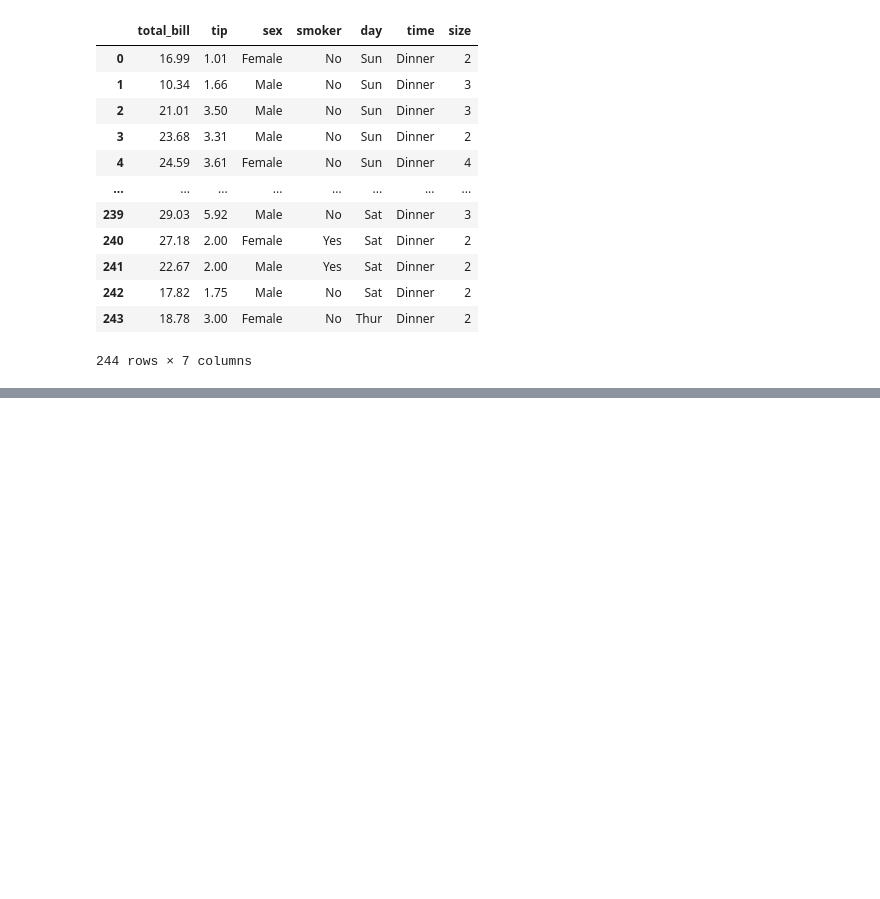
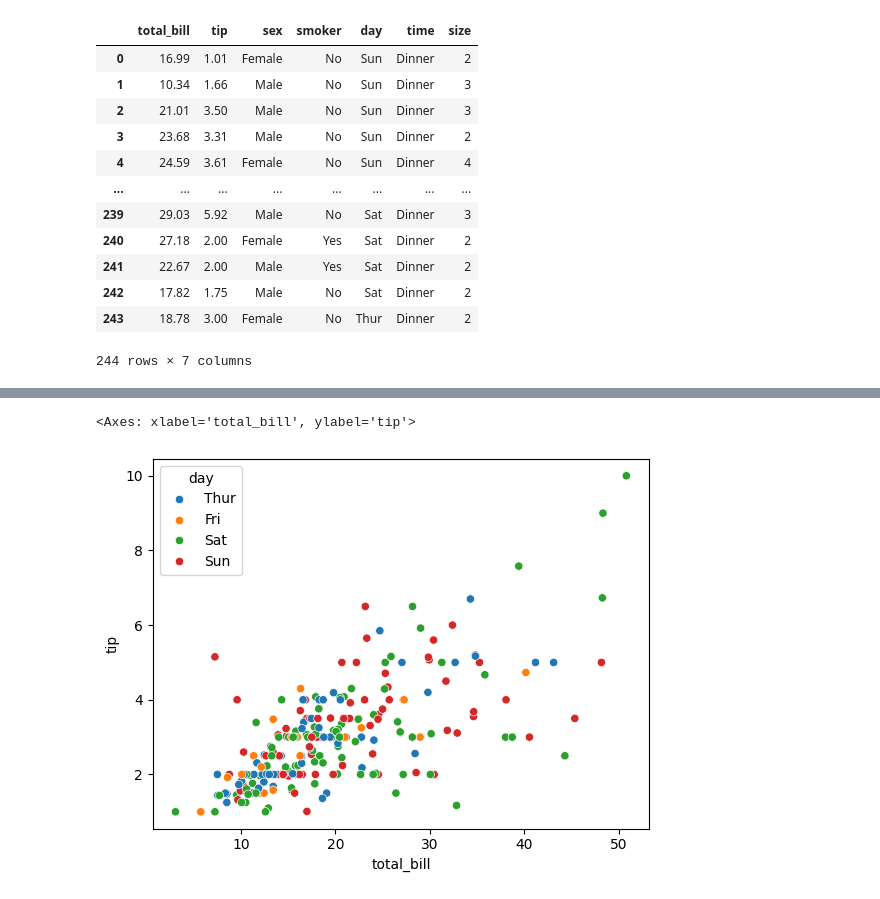
Before and after one commit to adarsh0707-kumar/AI---ML-Traning, a Jupyter notebook: Tips.ipynb, the cells around one changed output, grey strips where cells are left out. Saved outputs shown, nothing was run; the diff lists cells and outputs as text; code cells hidden in the pictures; blank space fills up the shorter version.

```diff
--- a/Tips.ipynb
+++ b/Tips.ipynb
@@ -20,0 +47,5 @@ df
+# %%
+sns.scatterplot(x="total_bill", y="tip", data=df, hue='day')
+# %% [output]
+<Axes: xlabel='total_bill', ylabel='tip'>
+[figure, added]
```
Also changed, not shown: parts of 21 cells of this notebook.
